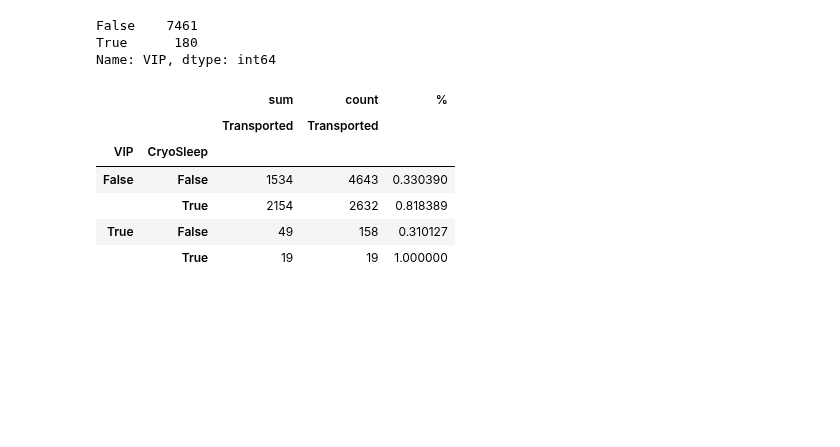
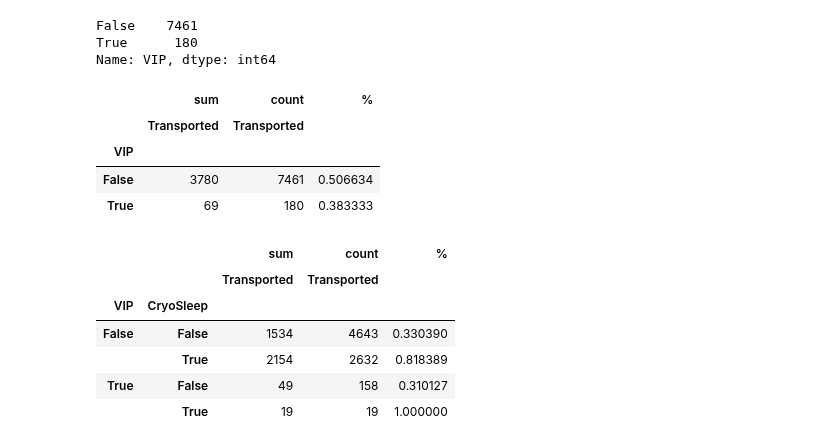
Before and after one commit to PashaIanko/Kaggle.Spaceship-Titanic, a Jupyter notebook: 1_data_exploration.ipynb, the cells around one changed output. Drawn from its saved outputs; the diff is of its cells as text; code cells hidden in the pictures; blank space fills up the shorter version.

```diff
--- a/1_data_exploration.ipynb
+++ b/1_data_exploration.ipynb
@@ -380,6 +455,19 @@ df_exploration.VIP.value_counts()
 False    7461
 True      180
 Name: VIP, dtype: int64
+# %%
+prepare_pivot_table(
+    df_exploration,
+    ['Transported'],
+    ['VIP'],
+    ['sum', 'count']
+)
+# %% [output]
+|  | sum | count | % |
+|  | Transported | Transported |  |
+| VIP |  |  |  |
+| False | 3780 | 7461 | 0.506634 |
+| True | 69 | 180 | 0.383333 |
 # %%
 prepare_pivot_table(
     df_exploration,
```
Also changed, not shown: parts of 13 cells of this notebook.
